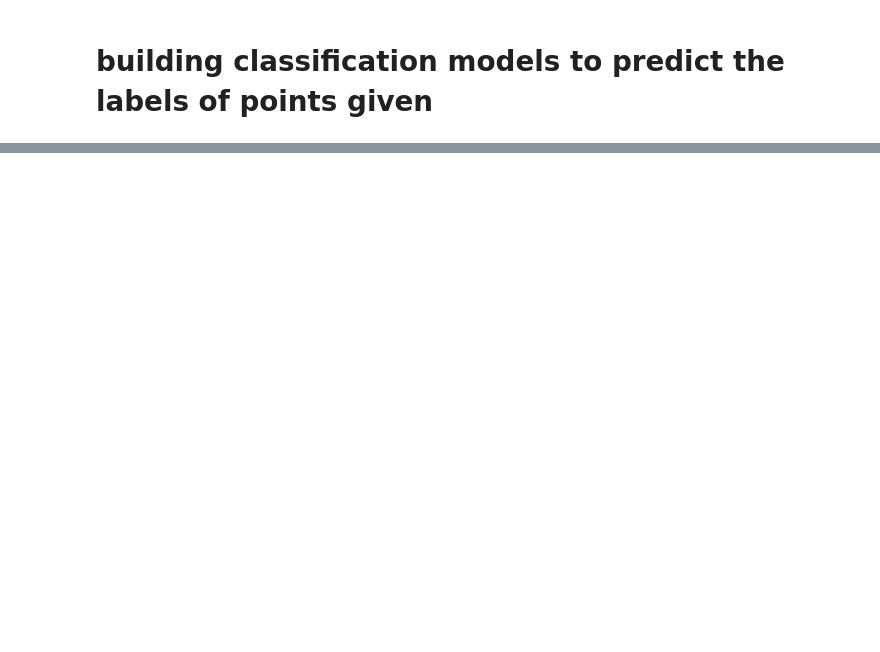
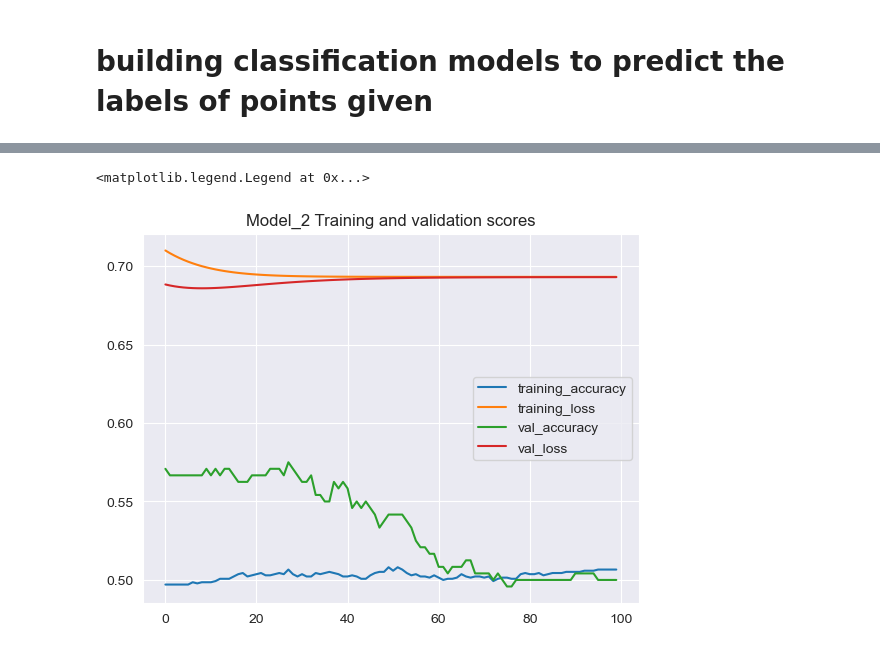
Before and after one commit to Jefest1/deep_learning_TensorFlow_Lessons, a Jupyter notebook: 02_classification_with_tensorflow.ipynb, the cells around one changed output, grey strips where cells are left out. Saved outputs shown, nothing was run; the diff lists cells and outputs as text; code cells hidden in the pictures; blank space fills up the shorter version.

```diff
--- a/02_classification_with_tensorflow.ipynb
+++ b/02_classification_with_tensorflow.ipynb
@@ -134,0 +139,21 @@ model_1.evaluate(X_test, y_test)
+# %%
+tf.random.set_seed(42)
+
+# 1. create the model
+model_2 = Sequential([
+    Input(shape=X[0].shape),
+    Dense(1, activation='sigmoid', name='hidden_layer')
+], name='model_2')
+
+# 2. Compile the model
+model_2.compile(
+    loss=BinaryCrossentropy,
+    optimizer=Adam(),
+    metrics=['accuracy']
+)
+
+# 3. fit the model
+history = model_2.fit(X_train, y_train, validation_split=0.15, verbose=0, epochs=100, batch_size=32)
+
+# get the summary of the model
+model_2.summary()
@@ -134,0 +177,12 @@ model_1.evaluate(X_test, y_test)
+# %%
+# visualize model training and validation loss and accuracy
+hist = pd.DataFrame(history.history)
+plt.plot(hist['accuracy'], label='training_accuracy')
+plt.plot(hist['loss'], label='training_loss')
+plt.plot(hist['val_accuracy'], label='val_accuracy')
+plt.plot(hist['val_loss'], label='val_loss')
+plt.title("Model_2 Training and validation scores")
+plt.legend()
+# %% [output]
+<matplotlib.legend.Legend at 0x...>
+[figure, added]
```
Also changed, not shown: parts of 16 cells of this notebook.
